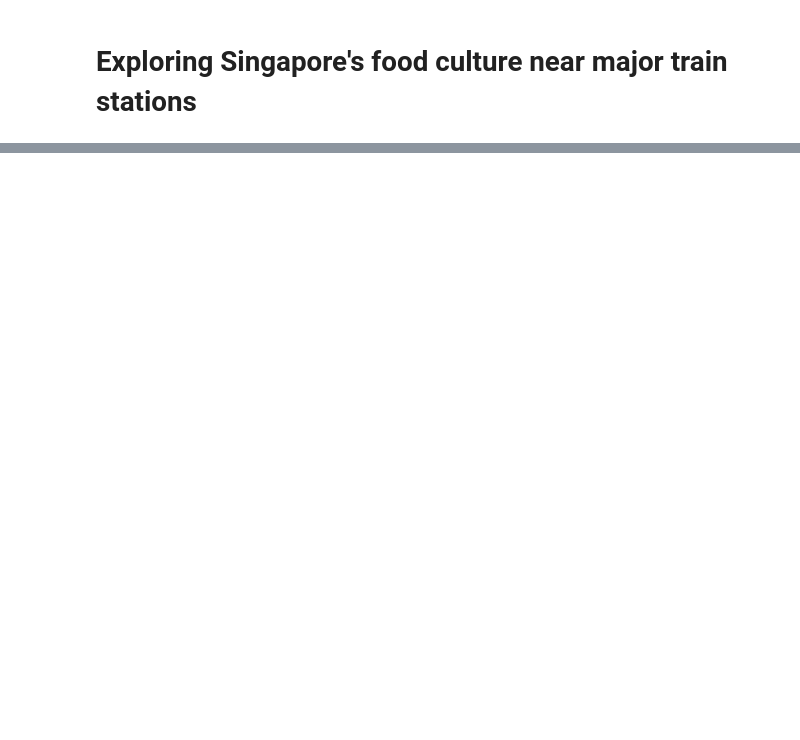
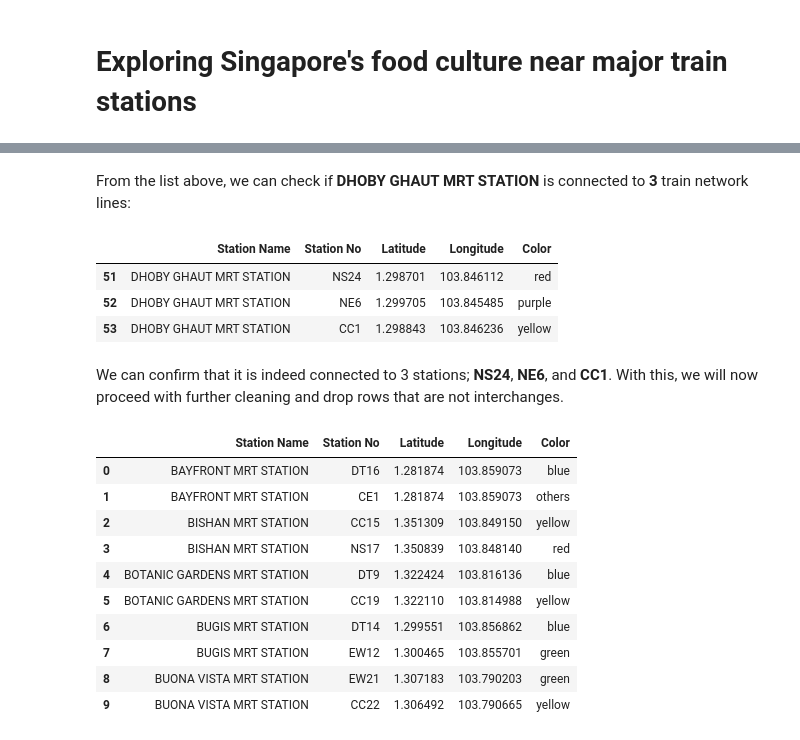
Before and after one commit to alfredtan/Coursera_Capstone, a Jupyter notebook: Week 4 Assignment/Capstone - Final Assignment.ipynb, the cells around one changed output, grey strips where cells are left out. Saved outputs shown, nothing was run; the diff lists cells and outputs as text; code cells hidden in the pictures; blank space fills up the shorter version.

```diff
--- a/Week 4 Assignment/Capstone - Final Assignment.ipynb
+++ b/Week 4 Assignment/Capstone - Final Assignment.ipynb
@@ -45,0 +69,13 @@ At this point, the following sources are identified:
+# %%
+sg_mrt_stations_all = pd.read_csv( "data/dataworld-singapore-mrt-stations.csv" )
+
+# remove columns we don't need
+sg_mrt_stations_all.drop( ['OBJECTID', 'X', 'Y' ], axis=1, inplace=True )
+
+# rename some columns
+sg_mrt_stations_all.rename( columns={ 'STN_NAME': 'Station Name', 'STN_NO':'Station No', 'COLOR': 'Color' }, inplace=True)
+
+# convert color values to lowercase
+sg_mrt_stations_all['Color'] = sg_mrt_stations_all['Color'].str.lower()
+
+sg_mrt_stations_all.head()
@@ -45,0 +96,7 @@ At this point, the following sources are identified:
+# %%
+# sg_mrt_stations_all["STN_NAME"].value_counts()
+#In [36]: DataFrame({'count' : df1.groupby( [ "Name", "City"] ).size()}).reset_index()
+
+sg_mrt_stations_all_grouped = sg_mrt_stations_all.loc[:].groupby('Station Name').count()
+sg_mrt_stations_all_grouped.rename( columns = { 'Station No' : 'Total Stations' }, inplace=True)
+sg_mrt_stations_all_grouped[ ['Total Stations'] ].sort_values( ['Total Stations'], ascending=False ).head(10)
@@ -45,0 +116,52 @@ At this point, the following sources are identified:
+# %% [markdown]
+From the list above, we can check if **DHOBY GHAUT MRT STATION** is connected to **3** train network lines:
+# %%
+sg_mrt_stations_all[ sg_mrt_stations_all["Station Name"] == "DHOBY GHAUT MRT STATION" ]
+# %% [output]
+|  | Station Name | Station No | Latitude | Longitude | Color |
+| 51 | DHOBY GHAUT MRT STATION | NS24 | 1.298701 | 103.846112 | red |
+| 52 | DHOBY GHAUT MRT STATION | NE6 | 1.299705 | 103.845485 | purple |
+| 53 | DHOBY GHAUT MRT STATION | CC1 | 1.298843 | 103.846236 | yellow |
+# %% [markdown]
+We can confirm that it is indeed connected to 3 stations; **NS24**, **NE6**, and **CC1**. With this, we will now proceed with further cleaning and drop rows that are not interchanges.
+# %%
+
+# First we'll create a dataframe that contains only NON interchanges
+sg_mrt_stations_not_inx_names = sg_mrt_stations_all_grouped.loc[:].reset_index()
+# sg_mrt_stations_not_inx_names.drop(['Latitude', 'Longitude', 'Color'], axis=1,  inplace=True )
+
+# get the indexes that are indexes to drop
+indexes_to_drop = sg_mrt_stations_not_inx_names[ sg_mrt_stations_not_inx_names['Total Stations'] > 1 ].index
+
+# drop
+sg_mrt_stations_not_inx_names.drop(indexes_to_drop, inplace = True)
+
+sg_mrt_stations_not_inx_names.reset_index(inplace=True, drop=True)
+
+# sg_mrt_stations_not_inx_names
+
+
+# get a copy of the full list
+sg_mrt_stations_inx = sg_mrt_stations_all.loc[:]
+
+# loop through the list of NON interchanges
+for row in sg_mrt_stations_not_inx_names['Station Name']:
+    # drop it
+    sg_mrt_stations_inx.drop( sg_mrt_stations_inx[ sg_mrt_stations_inx['Station Name'] == row ].index, inplace = True )
+
+
+sg_mrt_stations_inx.reset_index(inplace=True, drop=True)
+
+sg_mrt_stations_inx.head(10)
+# %% [output]
+|  | Station Name | Station No | Latitude | Longitude | Color |
+| 0 | BAYFRONT MRT STATION | DT16 | 1.281874 | 103.859073 | blue |
+| 1 | BAYFRONT MRT STATION | CE1 | 1.281874 | 103.859073 | others |
+| 2 | BISHAN MRT STATION | CC15 | 1.351309 | 103.849150 | yellow |
+| 3 | BISHAN MRT STATION | NS17 | 1.350839 | 103.848140 | red |
+| 4 | BOTANIC GARDENS MRT STATION | DT9 | 1.322424 | 103.816136 | blue |
+| 5 | BOTANIC GARDENS MRT STATION | CC19 | 1.322110 | 103.814988 | yellow |
+| 6 | BUGIS MRT STATION | DT14 | 1.299551 | 103.856862 | blue |
+| 7 | BUGIS MRT STATION | EW12 | 1.300465 | 103.855701 | green |
+| 8 | BUONA VISTA MRT STATION | EW21 | 1.307183 | 103.790203 | green |
+| 9 | BUONA VISTA MRT STATION | CC22 | 1.306492 | 103.790665 | yellow |
```
Also changed, not shown: parts of 25 cells of this notebook, 2 other files.
